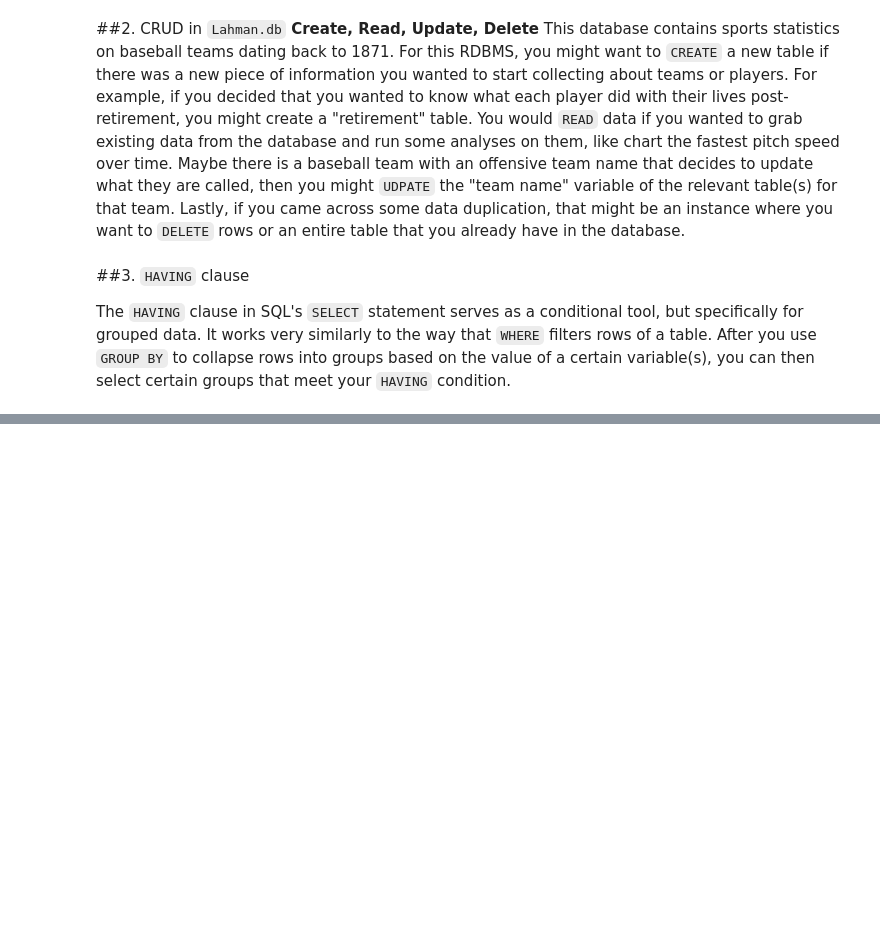
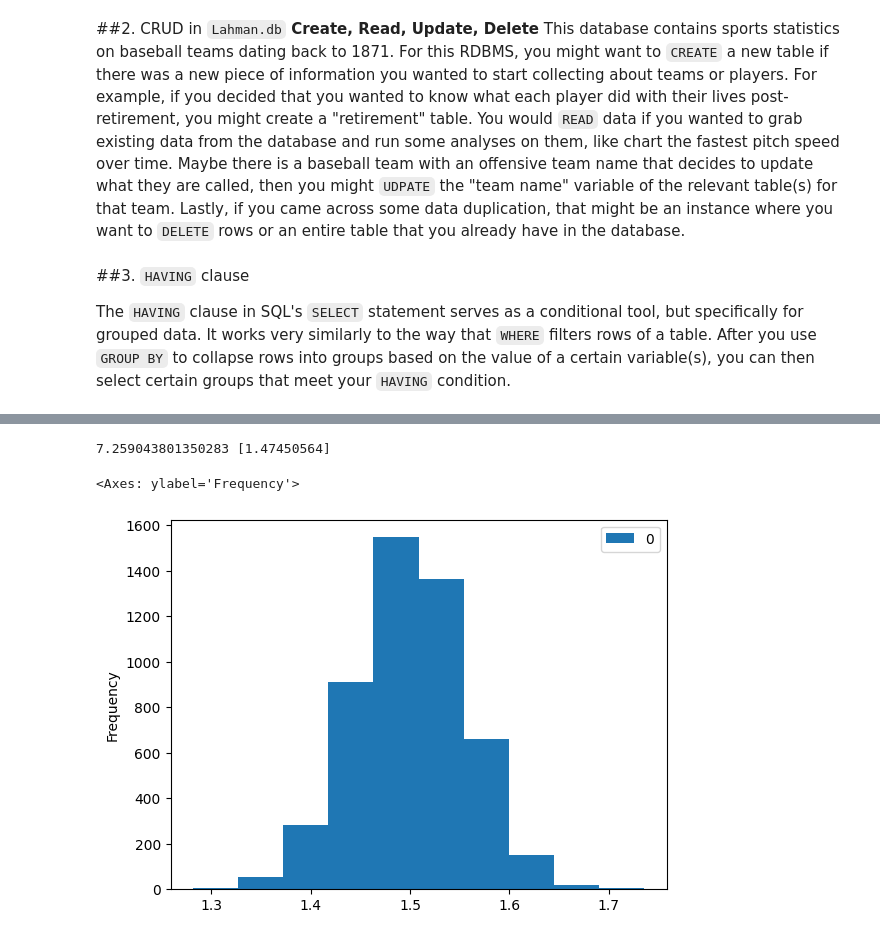
Before and after one commit to ewarren38/HW5_WarrenE, a Jupyter notebook: HW5_WarrenE.ipynb, the cells around one changed output, grey strips where cells are left out. Cells and saved outputs as stored; diff of their text form; code cells hidden in the pictures; blank space fills up the shorter version.

```diff
--- a/HW5_WarrenE.ipynb
+++ b/HW5_WarrenE.ipynb
@@ -32,0 +50,4 @@ The `HAVING` clause in SQL's `SELECT` statement serves as a conditional tool, bu
+# %%
+import pandas as pd
+sim_data = pd.DataFrame(zip(x, y), columns = ("x", "y"))
+sim_data
@@ -32,0 +72,31 @@ The `HAVING` clause in SQL's `SELECT` statement serves as a conditional tool, bu
+# %%
+from sklearn import linear_model
+reg = linear_model.LinearRegression()
+print(reg.intercept_, reg.coef_)
+# %% [output]
+7.259043801350283 [1.47450564]
+# %%
+def beta_distribution(simulations):
+  beta_0 = 7
+  beta_1 = 1.5
+  n = 33
+  rng = default_rng(32)
+  beta_estimates = []
+
+  for _ in range(simulations+1):
+  # get three 'values' of x at each integer from 0 to 10.
+    x = np.array(list(np.linspace(start = 0, stop = 10, num = 11))*3)
+    y = beta_0 + beta_1*x + rng.standard_normal(n)
+    sim_data = pd.DataFrame(zip(x, y), columns = ("x", "y"))
+
+    reg.fit(sim_data['x'].values.reshape(-1, 1), sim_data['y'])
+    beta_hat = reg.coef_
+    beta_estimates.append(beta_hat)
+
+  return beta_estimates
+# %%
+beta_est = pd.DataFrame(beta_distribution(5000))
+beta_est.plot.hist()
+# %% [output]
+<Axes: ylabel='Frequency'>
+[figure, added]
```
Also changed, not shown: parts of 3 cells of this notebook.
